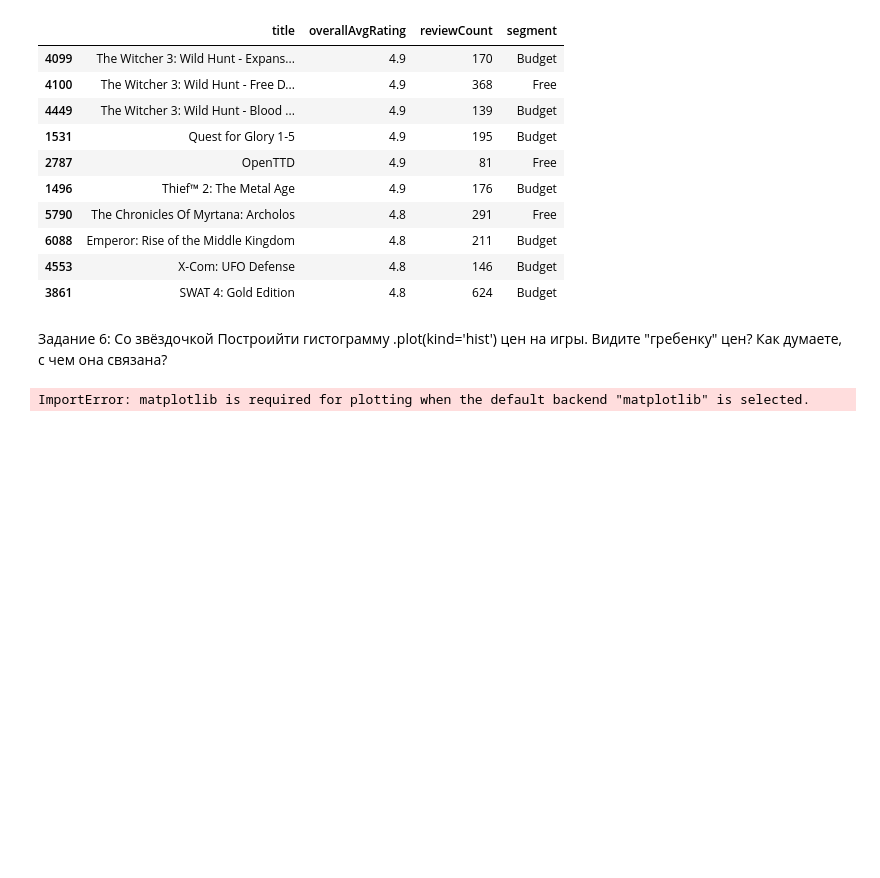
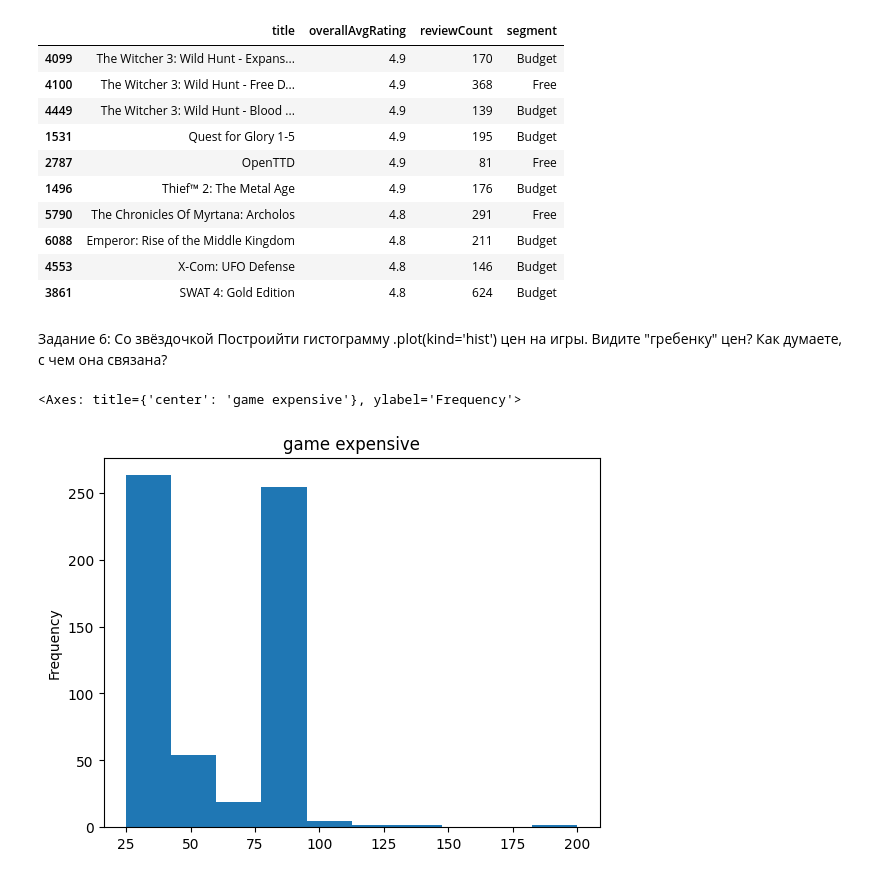
Before and after one commit to BARSuk-gif/pandas, a Jupyter notebook: pandas_queries_hw.ipynb, the cells around one changed output. Cells and saved outputs as stored; diff of their text form; code cells hidden in the pictures; blank space fills up the shorter version.

```diff
--- a/pandas_queries_hw.ipynb
+++ b/pandas_queries_hw.ipynb
@@ -150,9 +151,9 @@ honest_rating[['title', 'overallAvgRating', 'reviewCount', 'segment']].sort_valu
 Построийти гистограмму .plot(kind='hist') цен на игры. Видите "гребенку" цен?
 Как думаете, с чем она связана?
 # %%
-paid_games = gm[gm['finalAmount'] > 0]
-sort_game = paid_games['finalAmount'].value_counts()
-
-sort_game.plot(kind='hist',  title='game')
+expen_games = gm[gm['finalAmount'] > 25]
+# cheap_games = gm[gm['finalAmount'].between(0, 25)]
+expen_games['finalAmount'].plot(kind='hist', title='game expensive')
 # %% [output]
-ImportError: matplotlib is required for plotting when the default backend "matplotlib" is selected.
+<Axes: title={'center': 'game expensive'}, ylabel='Frequency'>
+[figure, added]
```
Also changed, not shown: parts of 3 cells of this notebook.
